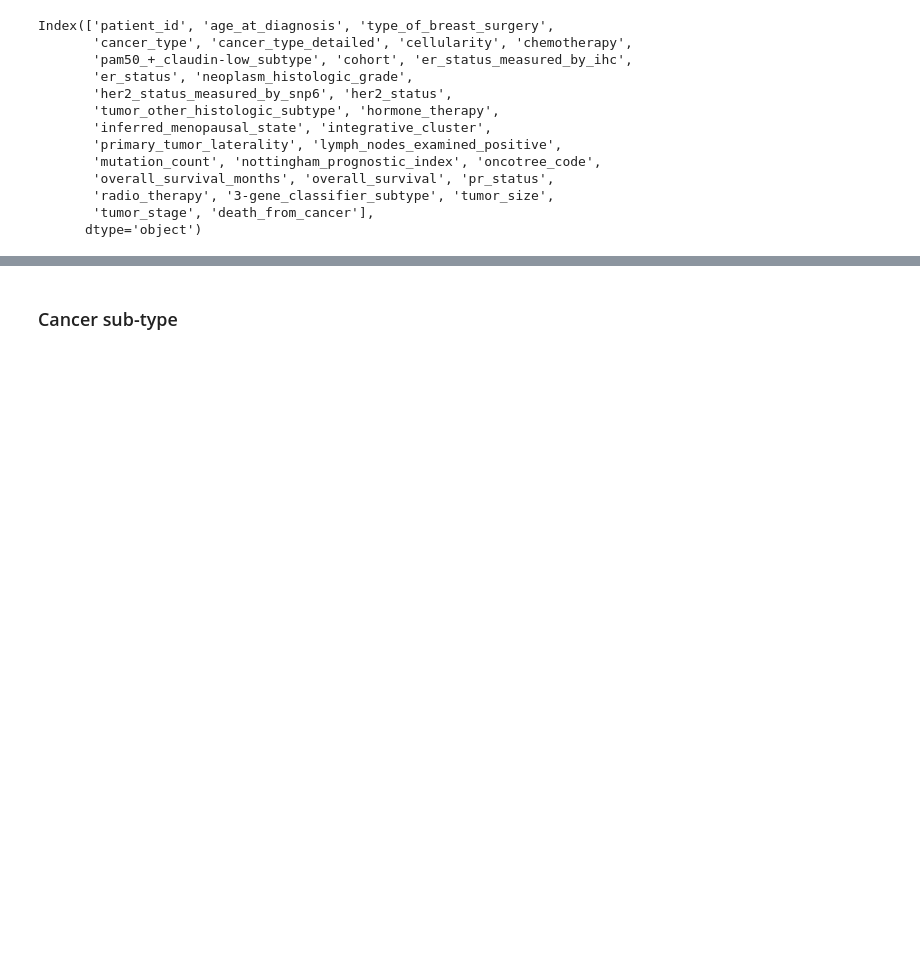
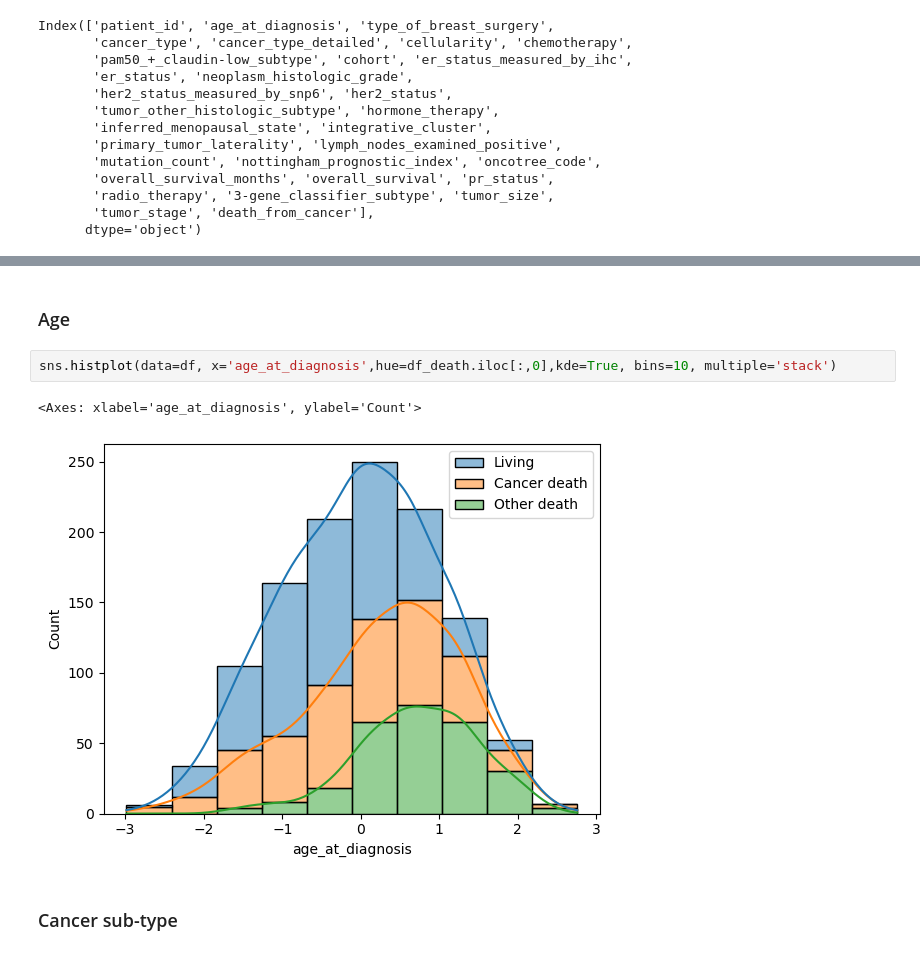
Before and after one commit to NinaCilliers/breast_cancer, a Jupyter notebook: breast_cancer.ipynb, the cells around one changed output, grey strips where cells are left out. Cells and saved outputs as stored; diff of their text form; blank space fills up the shorter version.

```diff
--- a/breast_cancer.ipynb
+++ b/breast_cancer.ipynb
@@ -127,2 +206,9 @@ sns.histplot(data=df, x='age_at_diagnosis',hue='overall_survival',kde=True, bins
+# %% [markdown]
+### Age
+# %%
+sns.histplot(data=df, x='age_at_diagnosis',hue=df_death.iloc[:,0],kde=True, bins=10, multiple='stack')
+# %% [output]
+<Axes: xlabel='age_at_diagnosis', ylabel='Count'>
+[figure, added]
 # %% [markdown]
 ### Cancer sub-type
```
Also changed, not shown: parts of 79 cells of this notebook.
